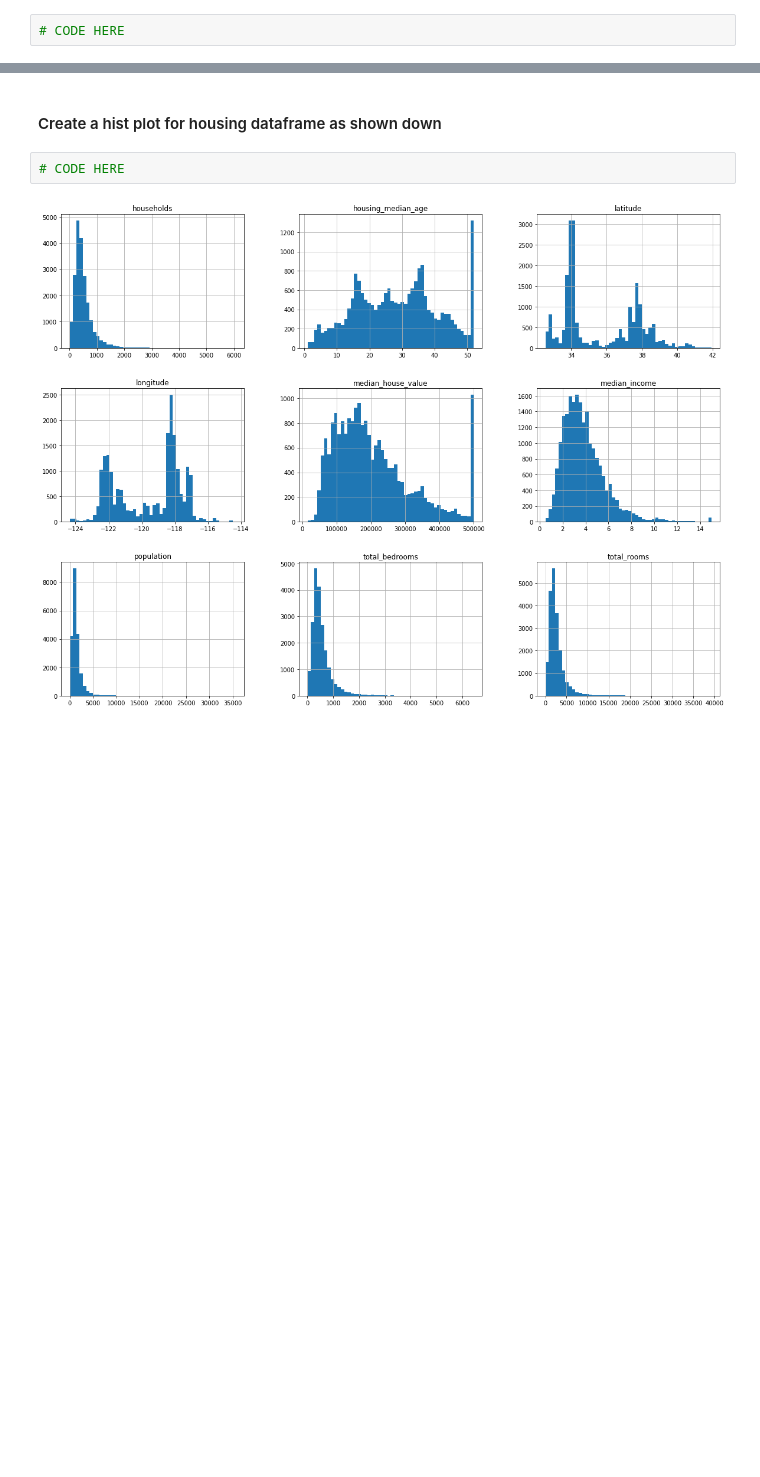
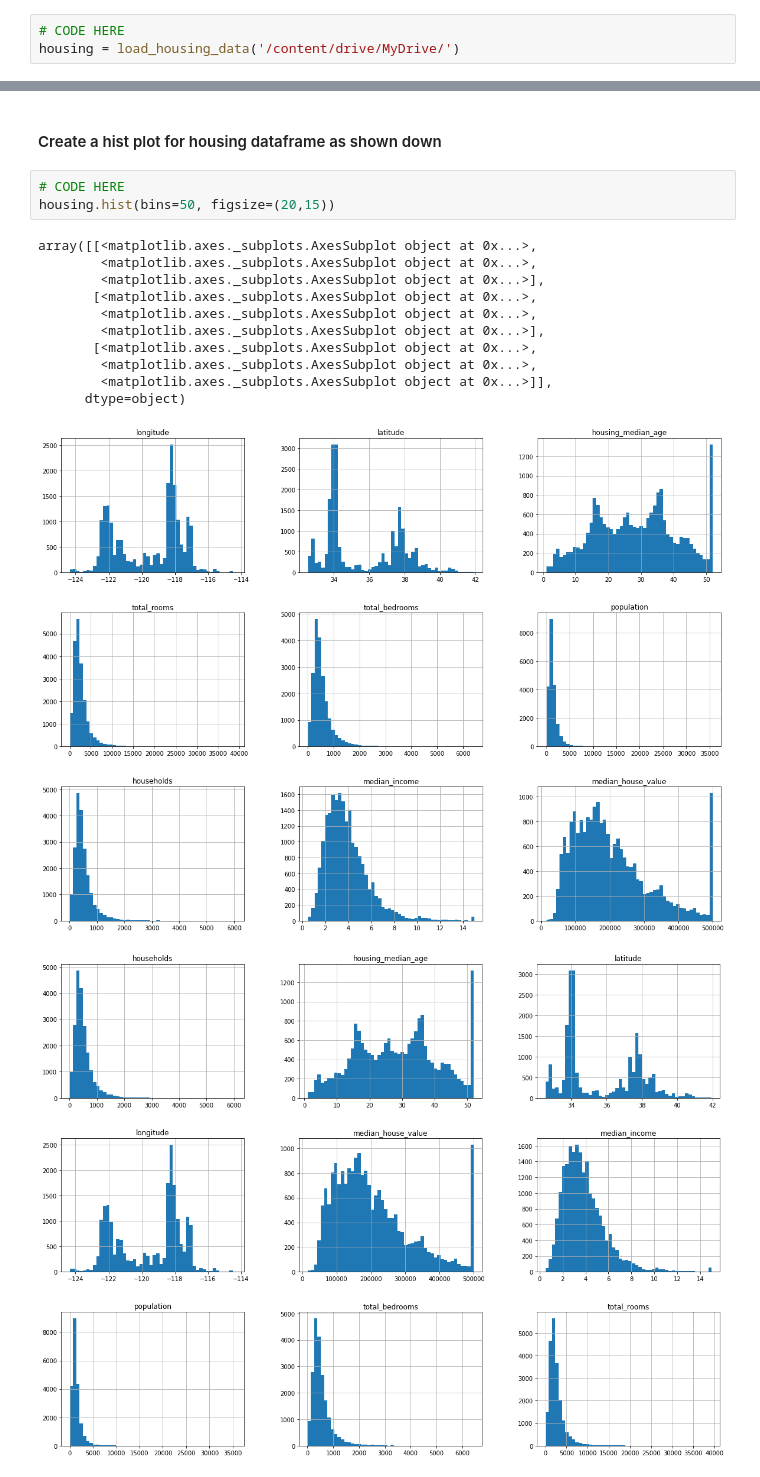
Before and after one commit to esraa-abdelmaksoud/Shai-Training-Notebooks, a Jupyter notebook: Task_5_exercises.ipynb, the cells around one changed output, grey strips where cells are left out. Drawn from its saved outputs; the diff is of its cells as text; blank space fills up the shorter version.

```diff
--- a/Task_5_exercises.ipynb
+++ b/Task_5_exercises.ipynb
@@ -64,6 +67,7 @@ def load_housing_data(housing_path=HOUSING_PATH):
 **Use load_housing_data to create dataframe called housing.**
 # %%
 # CODE HERE
+housing = load_housing_data('/content/drive/MyDrive/')
 # %% [markdown]
 ***
 # 2- Discover and visualize the data
@@ -162,6 +212,19 @@ import seaborn as sns
 #### Create a hist plot for housing dataframe as shown down
 # %%
 # CODE HERE
+housing.hist(bins=50, figsize=(20,15))
+# %% [output]
+array([[<matplotlib.axes._subplots.AxesSubplot object at 0x...>,
+        <matplotlib.axes._subplots.AxesSubplot object at 0x...>,
+        <matplotlib.axes._subplots.AxesSubplot object at 0x...>],
+       [<matplotlib.axes._subplots.AxesSubplot object at 0x...>,
+        <matplotlib.axes._subplots.AxesSubplot object at 0x...>,
+        <matplotlib.axes._subplots.AxesSubplot object at 0x...>],
+       [<matplotlib.axes._subplots.AxesSubplot object at 0x...>,
+        <matplotlib.axes._subplots.AxesSubplot object at 0x...>,
+        <matplotlib.axes._subplots.AxesSubplot object at 0x...>]],
+      dtype=object)
+[figure, added]
 # %%
 # %% [output]
 [figure]
```
Also changed, not shown: parts of 45 cells of this notebook.
